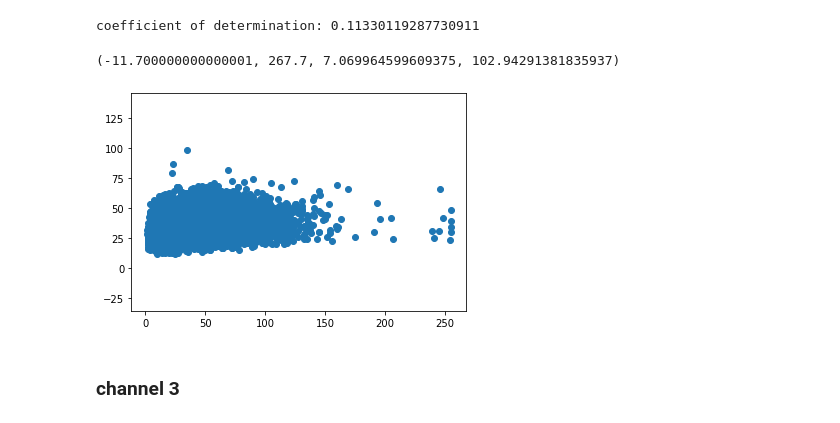
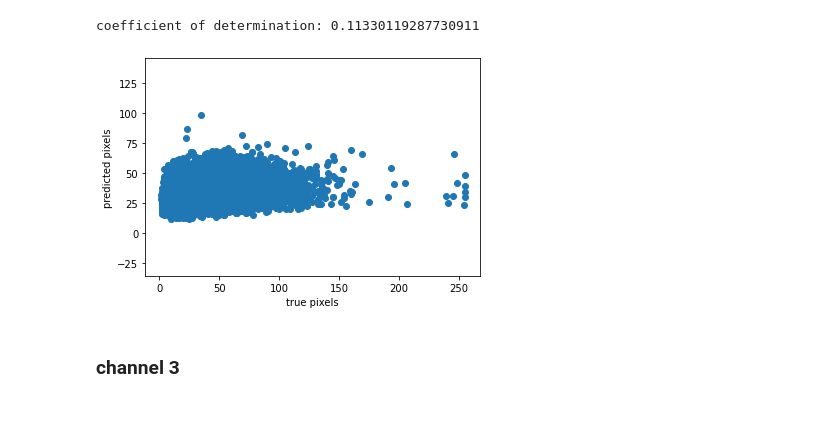
Before and after one commit to saskia-droid/heterogeneity_brain_endothelial_monolayer, a Jupyter notebook: 14_linearRegression.ipynb, the cells around one changed output. Drawn from its saved outputs; the diff is of its cells as text; code cells hidden in the pictures.

```diff
--- a/14_linearRegression.ipynb
+++ b/14_linearRegression.ipynb
@@ -113,10 +118,12 @@ coefficient of determination: 0.11330119287730911
 # %%
 pred = model2.predict(c0)
 plt.scatter(c2, pred)
 plt.axis('equal') #'square'
+plt.xlabel("true pixels")
+plt.ylabel("predicted pixels")
+plt.savefig(os.path.join(saving_path, 'c2_noPP_lm.png'))
 # %% [output]
-(-11.700000000000001, 267.7, 7.069964599609375, 102.94291381835937)
-[figure, old version]
+[figure, new version]
 # %% [markdown]
 ### channel 3
 # %%
```
Also changed, not shown: parts of 7 cells of this notebook.
